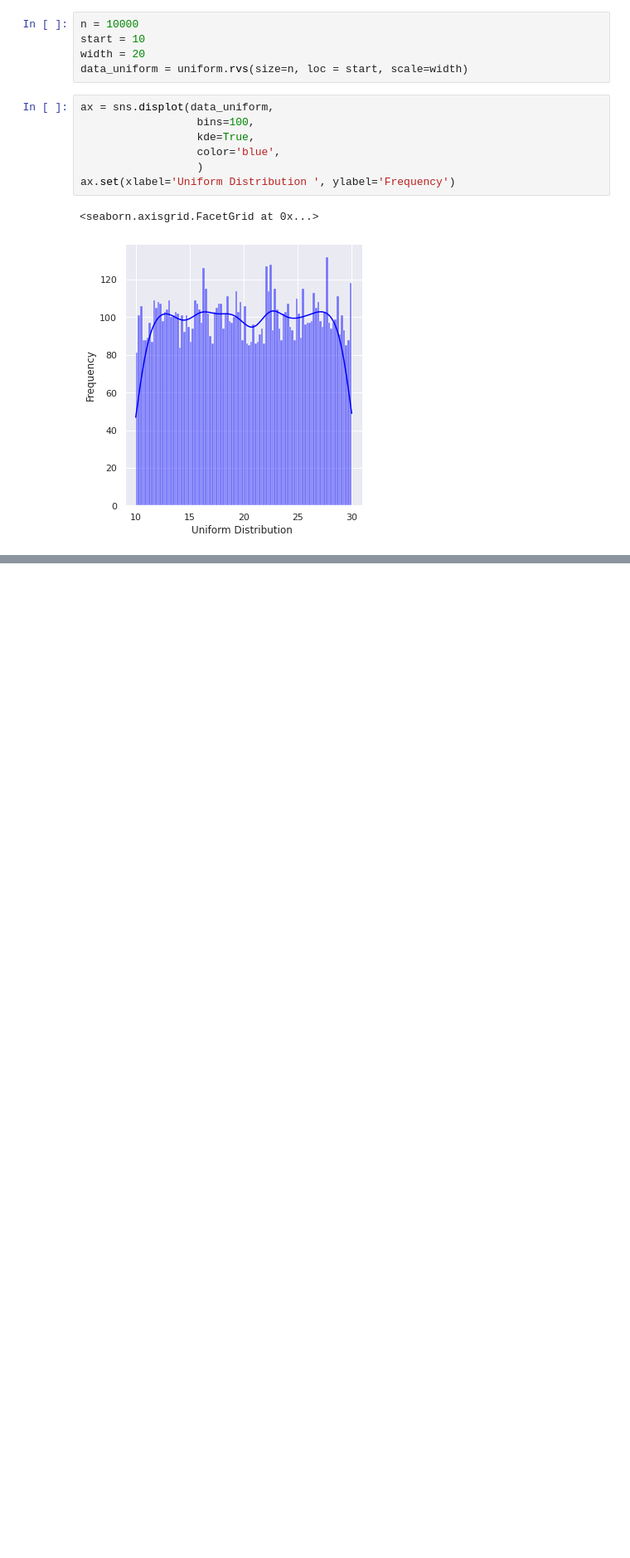
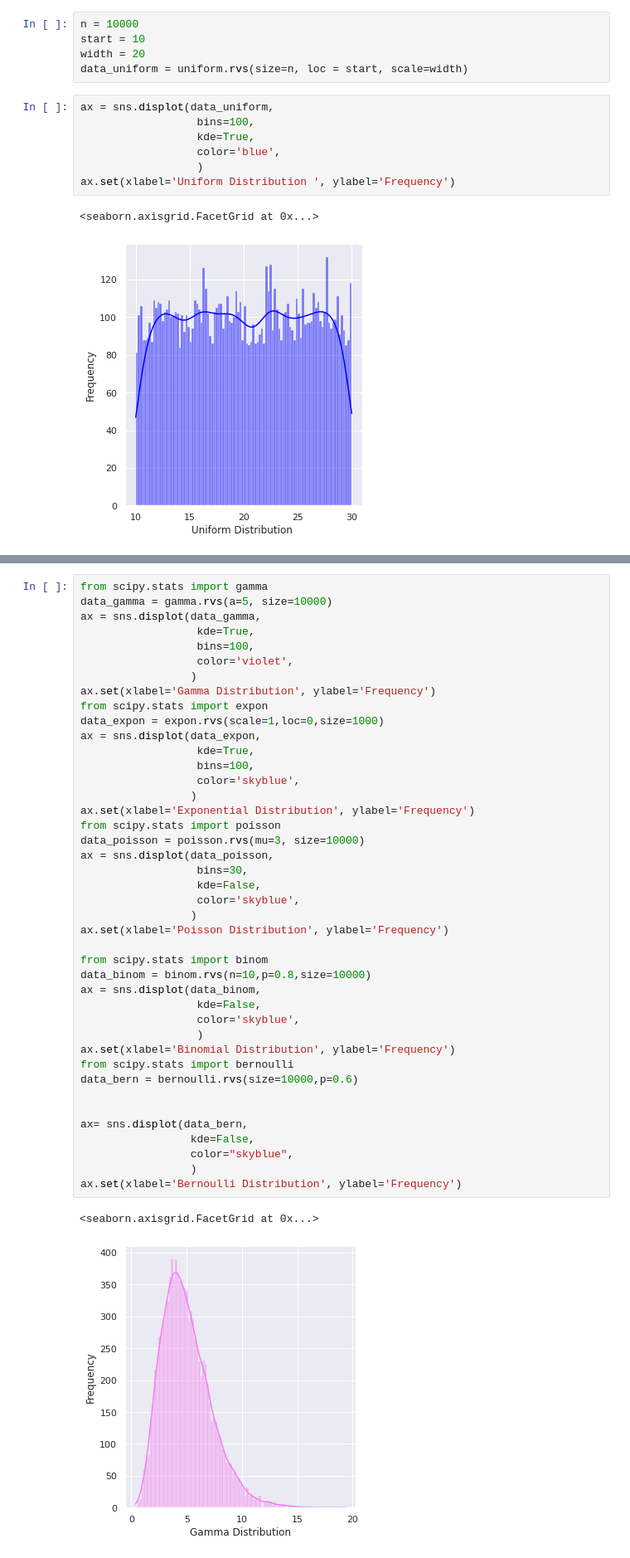
Before and after one commit to Madhu-Mitra/DS, a Jupyter notebook: probability distribution.ipynb, the cells around one changed output, grey strips where cells are left out. Shown at 83% size. Drawn from its saved outputs; the diff is of its cells as text; blank space fills up the shorter version.

```diff
--- a/probability distribution.ipynb
+++ b/probability distribution.ipynb
@@ -80,0 +44,45 @@ data_poisson = poisson.rvs(mu=3, size=10000)
+# %%
+from scipy.stats import gamma
+data_gamma = gamma.rvs(a=5, size=10000)
+ax = sns.displot(data_gamma,
+                  kde=True,
+                  bins=100,
+                  color='violet',
+                 )
+ax.set(xlabel='Gamma Distribution', ylabel='Frequency')
+from scipy.stats import expon
+data_expon = expon.rvs(scale=1,loc=0,size=1000)
+ax = sns.displot(data_expon,
+                  kde=True,
+                  bins=100,
+                  color='skyblue',
+                 )
+ax.set(xlabel='Exponential Distribution', ylabel='Frequency')
+from scipy.stats import poisson
+data_poisson = poisson.rvs(mu=3, size=10000)
+ax = sns.displot(data_poisson,
+                  bins=30,
+                  kde=False,
+                  color='skyblue',
+                 )
+ax.set(xlabel='Poisson Distribution', ylabel='Frequency')
+
+from scipy.stats import binom
+data_binom = binom.rvs(n=10,p=0.8,size=10000)
+ax = sns.displot(data_binom,
+                  kde=False,
+                  color='skyblue',
+                  )
+ax.set(xlabel='Binomial Distribution', ylabel='Frequency')
+from scipy.stats import bernoulli
+data_bern = bernoulli.rvs(size=10000,p=0.6)
+
+
+ax= sns.displot(data_bern,
+                 kde=False,
+                 color="skyblue",
+                 )
+ax.set(xlabel='Bernoulli Distribution', ylabel='Frequency')
+# %% [output]
+<seaborn.axisgrid.FacetGrid at 0x...>
+[figure, added]
```
Also changed, not shown: parts of 7 cells of this notebook.
